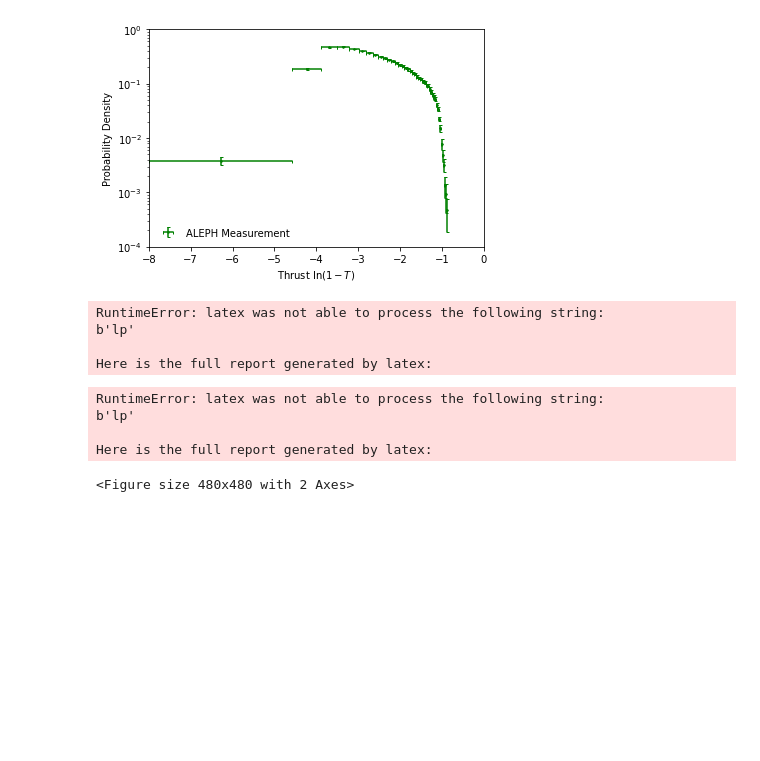
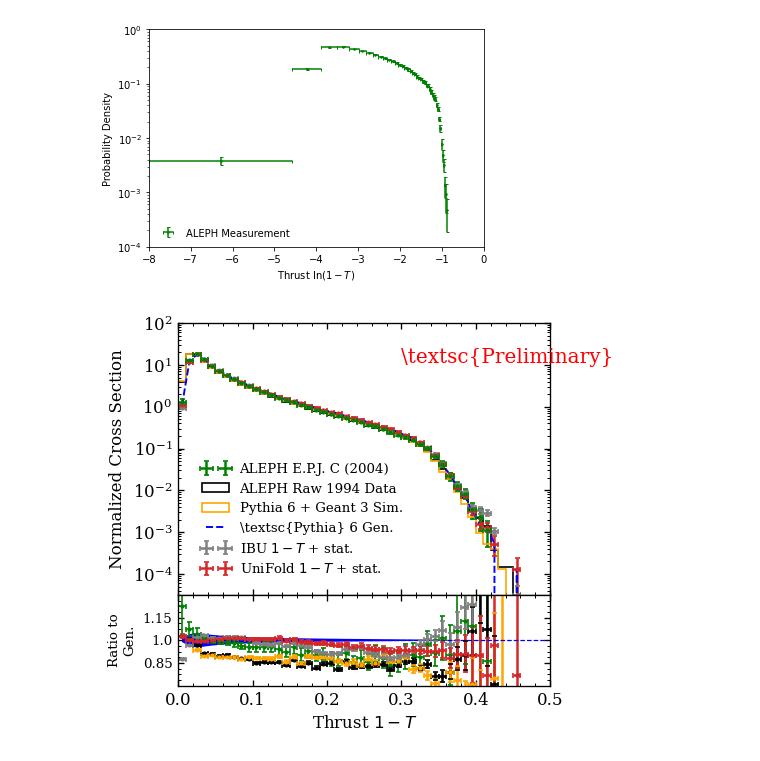
Before and after one commit to badeaa3/ALEPHOmnifold, a Jupyter notebook: omnifold/OmniFold Demo ALEPH Open Data Linear Thrust.ipynb, the cells around one changed output. Drawn from its saved outputs; the diff is of its cells as text; code cells hidden in the pictures; blank space fills up the shorter version.

Commit message:
Working version except rendering with latex on my laptop was not working.

```diff
--- a/omnifold/OmniFold Demo ALEPH Open Data Linear Thrust.ipynb
+++ b/omnifold/OmniFold Demo ALEPH Open Data Linear Thrust.ipynb
@@ -439,7 +439,6 @@ plt.show()
 [figure]
 [figure]
 # %%
-plt.rcParams['text.usetex'] = True
 obkey = 'Thrust'
 ob = obs[obkey]
 corrs = np.ones(genbhist.shape)
@@ -502,40 +501,32 @@ ax1.errorbar(aleph_midbins, aleph_ratio, xerr=aleph_binwidths/2, yerr=aleph_unc_
 
 # data ratio
 data_hist, data_errs = modplot.calc_hist(ob['dataobs'], bins=ob['bins_det'], density=True)[:2]
 ax1.errorbar(ob['midbins_det'], data_hist/(genobs_hist + 10**-50), xerr=ob['binwidth_det']/2,
              yerr=data_errs/(genobs_hist + 10**-50), color='black', **modplot.style('errorbar'))
 
 # sim ratio
 sim_hist, sim_errs = modplot.calc_hist(ob['simobs'], bins=ob['bins_det'], density=True)[:2]
 ax1.errorbar(ob['midbins_det'], sim_hist/(genobs_hist + 10**-50), xerr=ob['binwidth_det']/2,
              yerr=sim_errs/(genobs_hist + 10**-50), color='orange', **modplot.style('errorbar'))
 
 # plot IBU ratio
 ax1.errorbar(ob['midbins_mc'], ibu_ratio, xerr=ob['binwidth_mc']/2, yerr=ibu_unc_ratio,
              color=ibu_style['color'], **modplot.style('errorbar'))
 
 # plot OmniFold ratio
 ax1.errorbar(ob['midbins_mc'], omnifold_ratio, xerr=ob['binwidth_mc']/2, yerr=omnifold_unc_ratio,
              color='tab:red', **modplot.style('errorbar'))
 
 ax1.fill_between(ob['midbins_mc'], 1 - genobs_errs, 1 + genobs_errs, facecolor='blue', zorder=-2)
 
 loc, ncol = ob.get('legend_loc', 'upper right'), ob.get('legend_ncol', 2)
 order = [5, 1, 2, 0, 3, 4]
 modplot.legend(ax=ax0, frameon=False, loc=(0.05, 0.05), order=order, fontsize=8, markerscale=0)
 
 modplot.stamp(0.6, 0.875, ax=ax0, textops_update={'color': 'red', 'fontsize': 12},
-              line_0=r'$\textsc{Preliminary}$') # 'Preliminary')
+              line_0=r'\textsc{Preliminary}')
 
 modplot.save(fig, 'ThrustWithUniFold', tx=44, ty=252)
 #fig.show()
 # %% [output]
-RuntimeError: latex was not able to process the following string:
-b'lp'
-
-Here is the full report generated by latex:
-RuntimeError: latex was not able to process the following string:
-b'lp'
-
-Here is the full report generated by latex:
-<Figure size 480x480 with 2 Axes>
+[figure, added]
```
